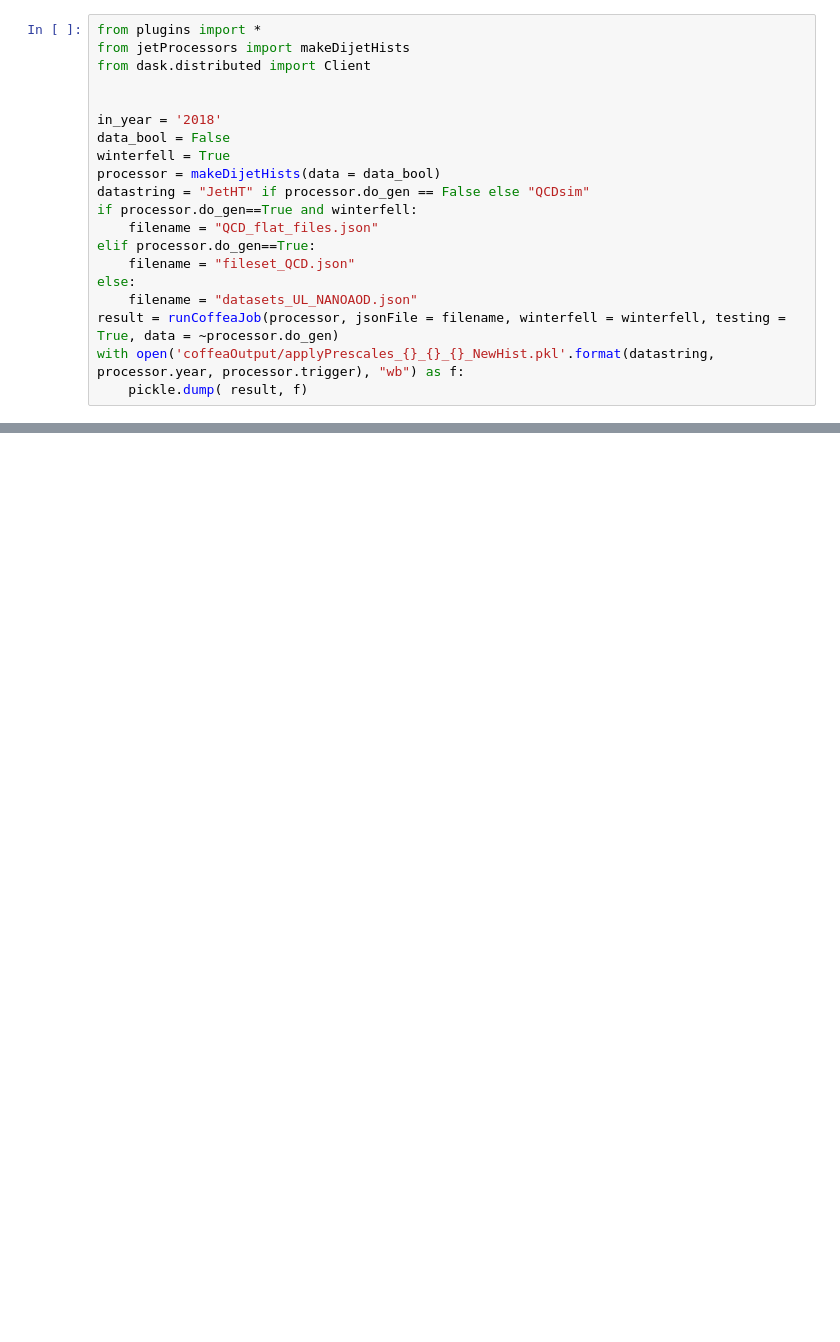
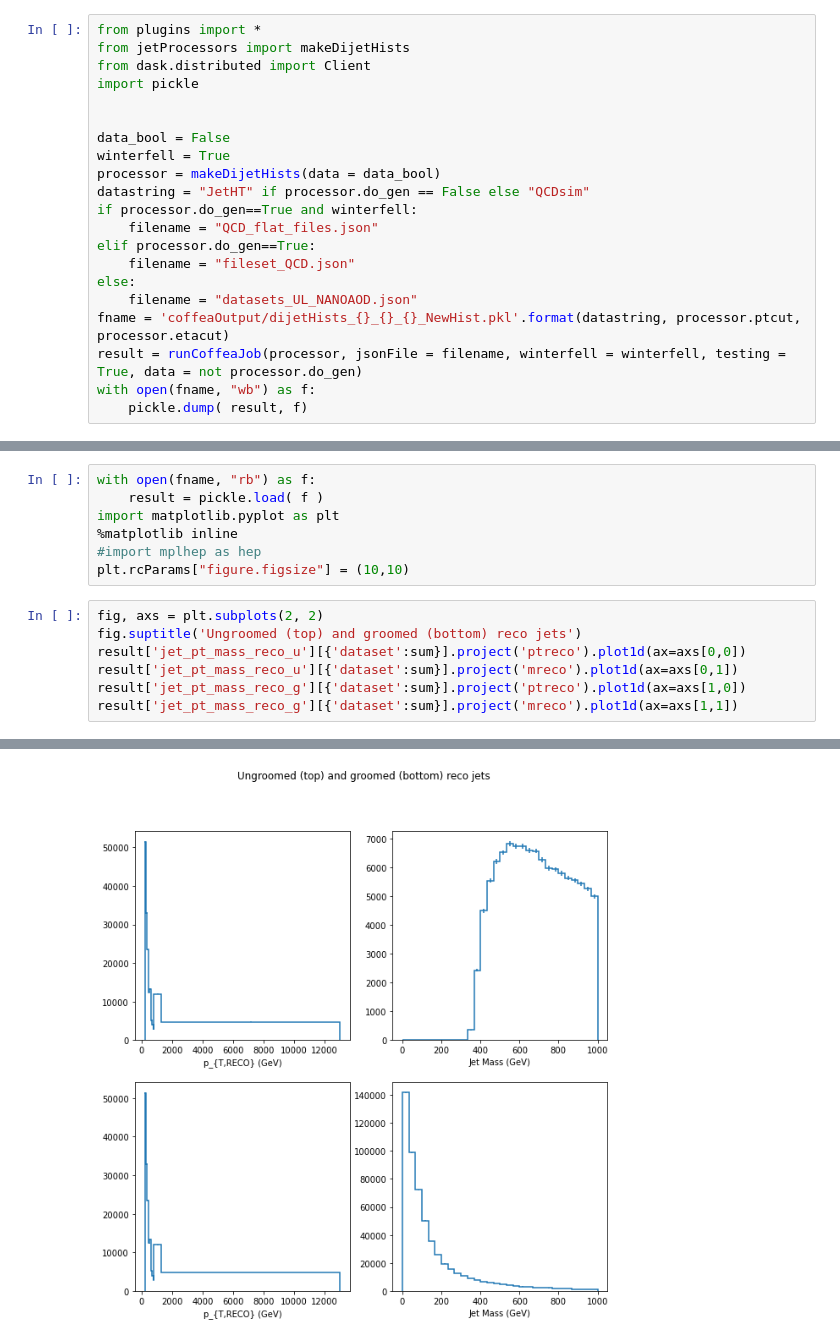
Before and after one commit to laurenhay/GluonJetMass, a Jupyter notebook: dijetSelection_studies.ipynb, the cells around one changed output, grey strips where cells are left out. Saved outputs shown, nothing was run; the diff lists cells and outputs as text; blank space fills up the shorter version.

```diff
--- a/dijetSelection_studies.ipynb
+++ b/dijetSelection_studies.ipynb
@@ -39,9 +38,9 @@ import hist
 from plugins import *
 from jetProcessors import makeDijetHists
 from dask.distributed import Client
+import pickle
 
 
-in_year = '2018'
 data_bool = False
 winterfell = True
 processor = makeDijetHists(data = data_bool)
@@ -52,8 +51,9 @@ elif processor.do_gen==True:
     filename = "fileset_QCD.json"
 else:
     filename = "datasets_UL_NANOAOD.json"
-result = runCoffeaJob(processor, jsonFile = filename, winterfell = winterfell, testing = True, data = ~processor.do_gen)
-with open('coffeaOutput/applyPrescales_{}_{}_{}_NewHist.pkl'.format(datastring, processor.year, processor.trigger), "wb") as f:
+fname = 'coffeaOutput/dijetHists_{}_{}_{}_NewHist.pkl'.format(datastring, processor.ptcut, processor.etacut)
+result = runCoffeaJob(processor, jsonFile = filename, winterfell = winterfell, testing = True, data = not processor.do_gen)
+with open(fname, "wb") as f:
     pickle.dump( result, f)
 # %% [output]
 0.7.11
@@ -74,0 +86,15 @@ Failed processing file: WorkItem(dataset='/RunIISummer20UL18NanoAODv9/QCD_Pt-15t
+# %%
+with open(fname, "rb") as f:
+    result = pickle.load( f )
+import matplotlib.pyplot as plt
+%matplotlib inline
+#import mplhep as hep
+plt.rcParams["figure.figsize"] = (10,10)
+# %%
+fig, axs = plt.subplots(2, 2)
+fig.suptitle('Ungroomed (top) and groomed (bottom) reco jets')
+result['jet_pt_mass_reco_u'][{'dataset':sum}].project('ptreco').plot1d(ax=axs[0,0])
+result['jet_pt_mass_reco_u'][{'dataset':sum}].project('mreco').plot1d(ax=axs[0,1])
+result['jet_pt_mass_reco_g'][{'dataset':sum}].project('ptreco').plot1d(ax=axs[1,0])
+result['jet_pt_mass_reco_g'][{'dataset':sum}].project('mreco').plot1d(ax=axs[1,1])
+# %% [output]
@@ -75 +102,2 @@ Failed processing file: WorkItem(dataset='/RunIISummer20UL18NanoAODv9/QCD_Pt-15t
+[figure, added]
 # %%
```
Also changed, not shown: parts of 15 cells of this notebook, 6 other files.
